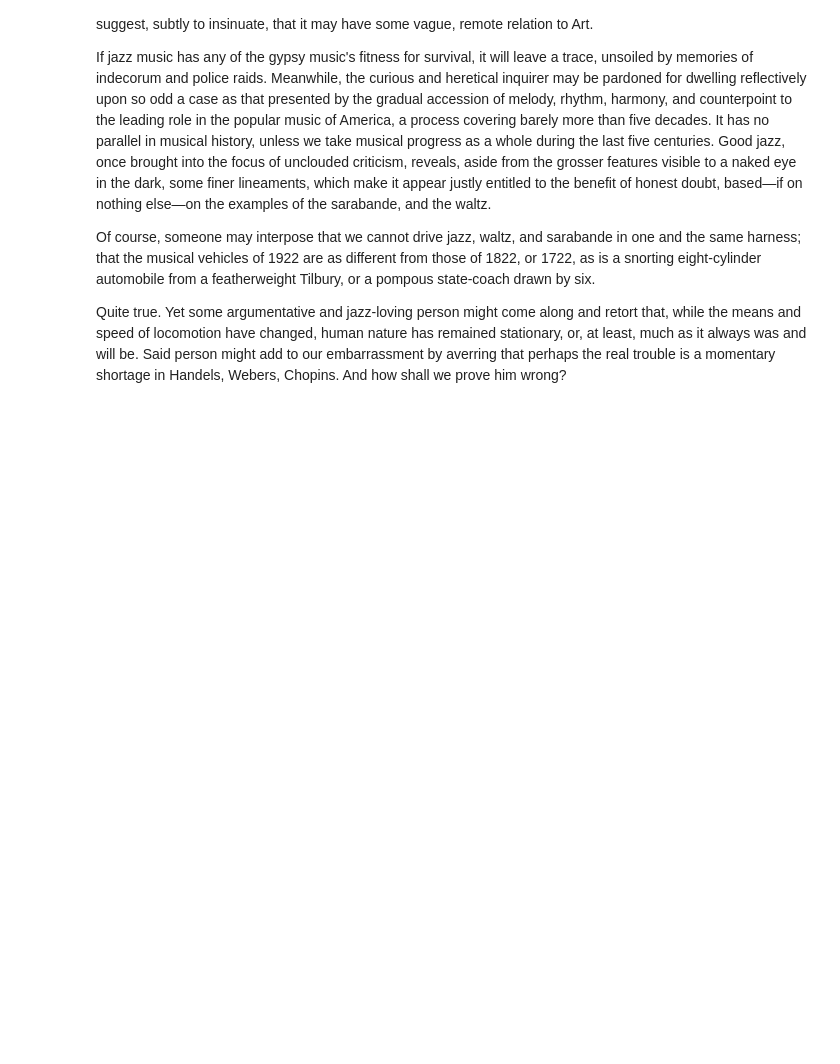
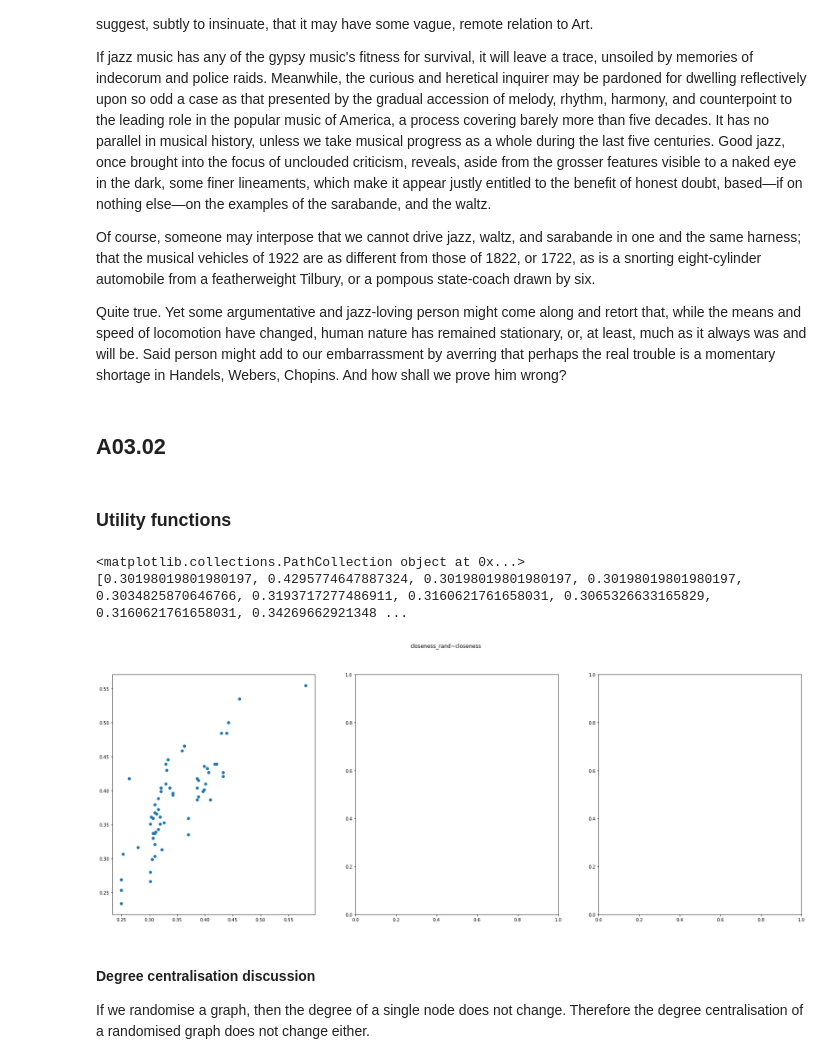
Before and after one commit to moerfii/network_science_uzh, a Jupyter notebook: assignment_3/assignment_3.ipynb, the cells around one changed output. Saved outputs shown, nothing was run; the diff lists cells and outputs as text; code cells hidden in the pictures; blank space fills up the shorter version.

Commit message:
solved second part of assignment 3

```diff
--- a/assignment_3/assignment_3.ipynb
+++ b/assignment_3/assignment_3.ipynb
@@ -218,3 +219,44 @@ If jazz music has any of the gypsy music's fitness for survival, it will leave a
 Of course, someone may interpose that we cannot drive jazz, waltz, and sarabande in one and the same harness; that the musical vehicles of 1922 are as different from those of 1822, or 1722, as is a snorting eight-cylinder automobile from a featherweight Tilbury, or a pompous state-coach drawn by six.
 
 Quite true. Yet some argumentative and jazz-loving person might come along and retort that, while the means and speed of locomotion have changed, human nature has remained stationary, or, at least, much as it always was and will be. Said person might add to our embarrassment by averring that perhaps the real trouble is a momentary shortage in Handels, Webers, Chopins. And how shall we prove him wrong?
+# %% [markdown]
+## A03.02
+# %% [markdown]
+### Utility functions
+# %%
+def solve_03_02(graphs: Dict[str,nx.Graph]):
+    randomized_graphs = {}
+    for key,value in graphs.items():
+        randomized_graphs[key] = random_reference(value, connectivity=False)
+
+    centralities = get_centralities(graphs)
+    centralities_random = get_centralities(randomized_graphs)
+
+
+    #plot_scatter(centralities["degree"],centralities_random["degree"],"degree_rand~degree")
+    plot_scatter(centralities["closeness"],centralities_random["closeness"],"closeness_rand~closeness")
+    #plot_scatter(centralities["between"],centralities_random["between"],"between_rand~between")
+    #plot_scatter(centralities["eigen"],centralities_random["eigen"],"eigen_rand~eigen")
+
+def get_centralities(graphs: Dict[str,nx.Graph]):
+    centralities = {}
+    centralities["degree"] = {}
+    centralities["closeness"] = {}
+    centralities["between"] = {}
+    centralities["eigen"] = {}
+    for key, value in graphs.items():
+        #centralities["degree"][key] = list(degree_centrality(value).values())
+        centralities["closeness"][key] = list(closeness_centrality(value).values())
+        #centralities["between"][key] = list(betweenness_centrality(value).values())
+        #centralities["eigen"][key] = list(eigenvector_centrality(value).values())
+    return centralities
+# %%
+solve_03_02(graphs)
+# %% [output]
+<matplotlib.collections.PathCollection object at 0x...>
+[0.30198019801980197, 0.4295774647887324, 0.30198019801980197, 0.30198019801980197, 0.3034825870646766, 0.3193717277486911, 0.3160621761658031, 0.3065326633165829, 0.3160621761658031, 0.34269662921348 ...
+[figure, added]
+# %% [markdown]
+#### Degree centralisation discussion
+
+If we randomise a graph, then the degree of a single node does not change. Therefore the degree centralisation of a randomised graph does not change either.
```
Also changed, not shown: parts of 1 cell of this notebook.
